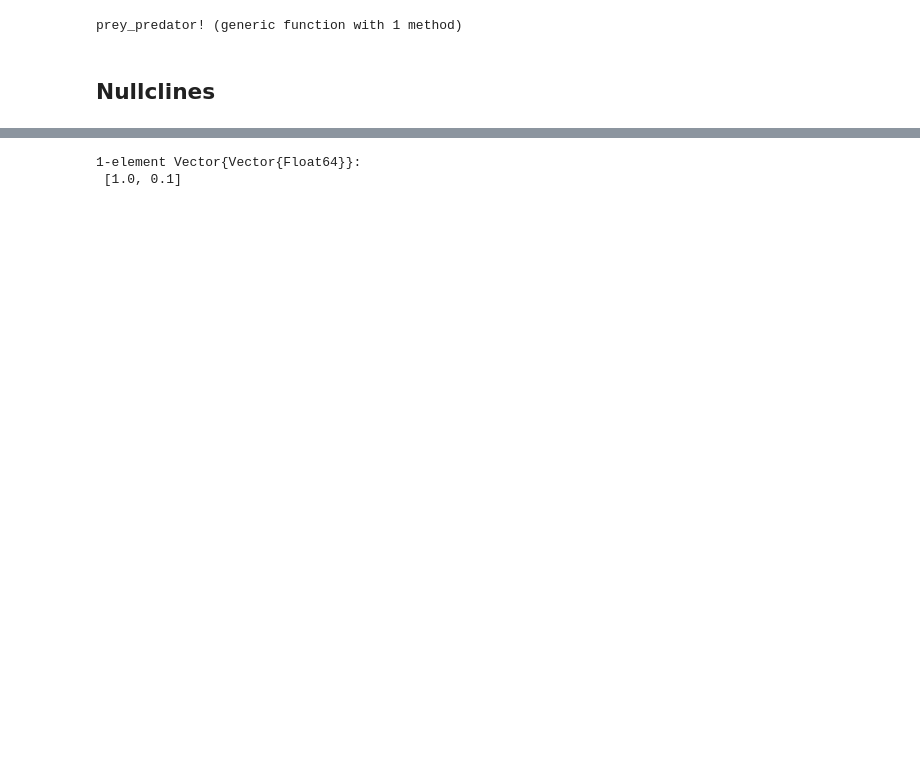
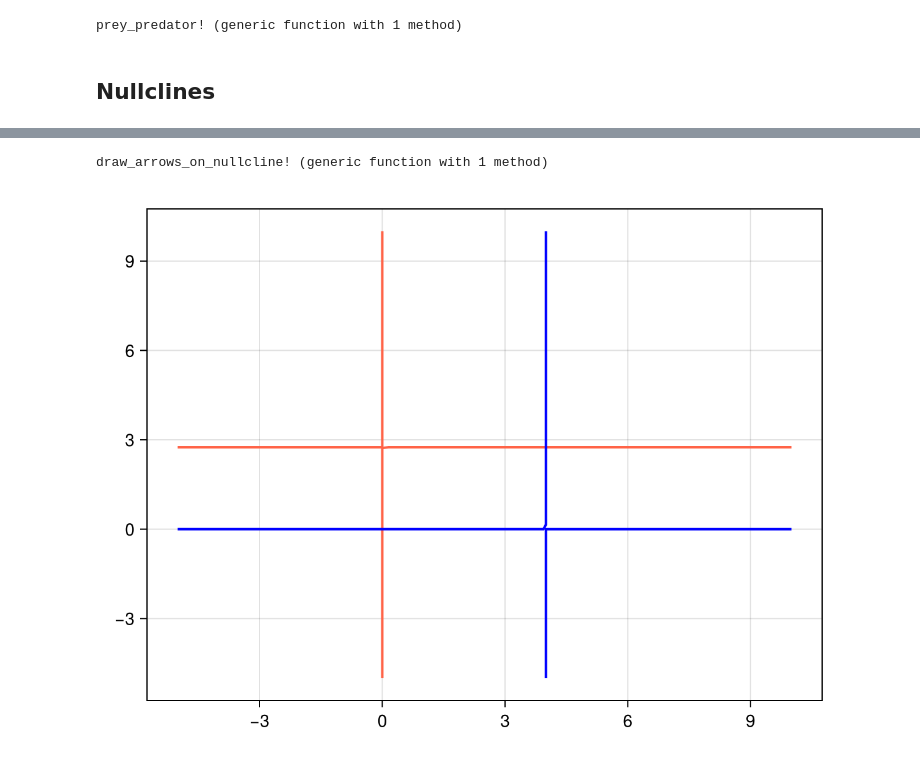
Before and after one commit to arunneru/exploringModelsInBiology, a Jupyter notebook: 2D_Oscillations.ipynb, the cells around one changed output, grey strips where cells are left out. Drawn from its saved outputs; the diff is of its cells as text; code cells hidden in the pictures; blank space fills up the shorter version.

```diff
--- a/2D_Oscillations.ipynb
+++ b/2D_Oscillations.ipynb
@@ -5,0 +11,2 @@ using LinearAlgebra
+# %%
+Axis = CairoMakie.Axis
@@ -32,0 +26,6 @@ just_predate (generic function with 1 method)
+# %%
+function elem_of_f(f!, elem, u, param, t)
+    du = zeros(length(u))
+    f!(du, u, param, t)
+    return du[elem]
+end
@@ -33,12 +34,13 @@ just_predate (generic function with 1 method)
 # %%
-xs = LinRange(-5,10.0,100)
-ys = LinRange(-5,10.0,100)
+function draw_nullcline!(ax, f!, xory, param, color, linewidth)
 
+    time_now = 0.0
 
-params = [1.1, 0.4, 0.4, 0.1]
-dxs = [just_prey([x,y], params) for x in xs, y in ys]
-dys = [just_predate([x,y], params) for x in xs, y in ys]
-contour(xs,ys,dxs,levels=[0.0], color=:tomato)
-contour!(xs,ys,dys,levels=[0.0], color=:blue)
-current_figure()
+    xs = LinRange(-5,10.0,100)
+    ys = LinRange(-5,10.0,100)
+
+    t = 0
+    dxs = [elem_of_f(f!, xory, [x,y], param, t) for x in xs, y in ys]
+    contour!(ax, xs, ys, dxs, levels=[0.0], color=color, linewidth=linewidth)
+end
 # %% [output]
@@ -170,5 +48,45 @@ current_figure()
-# %%
-sol.u
-# %% [output]
-1-element Vector{Vector{Float64}}:
- [1.0, 0.1]
+# %%
+function draw_arrows_on_nullcline!(ax, f!, xory, param, color, linewidth, lengthscale)
+
+    alpha, beta, gamma, delta = param
+
+    xs = LinRange(-5,10.0,100)
+    ys = LinRange(-5,10.0,100)
+
+
+    xs_few = LinRange(-5,10.0,10)
+    ys_few = LinRange(-5,10.0,10)
+
+
+    t = 0
+    dxs = [elem_of_f(f!, xory, [x,y], param, t) for x in xs, y in ys]
+    contour!(ax, xs, ys, dxs, levels=[0.0], color=color, linewidth=linewidth)
+
+    if xory == 1
+        u_along = [(0,y_now) for y_now in ys_few ]
+        arrows2d!(ax, zeros(length(ys_few)), ys_few, [0.0], [elem_of_f(prey_predator!, 2, u_now, params, t) for u_now in u_along], lengthscale=lengthscale)
+
+        u_along = [(x_now, alpha/beta) for x_now in xs_few]
+        arrows2d!(ax, xs_few, (alpha/beta)ones(length(xs_few)), [0.0], [elem_of_f(prey_predator!, 2, u_now, params, t) for u_now in u_along], lengthscale=lengthscale)
+    else
+
+        u_along = [((gamma/delta),y_now) for y_now in ys_few ]
+        arrows2d!(ax, (gamma/delta)*ones(length(ys_few)), ys_few,  [elem_of_f(prey_predator!, 1, u_now, params, t) for u_now in u_along], [0.0], lengthscale=lengthscale)
+
+        u_along = [(x_now, 0.0) for x_now in xs_few]
+        arrows2d!(ax, xs_few, zeros(length(xs_few)), [elem_of_f(prey_predator!, 1, u_now, params, t) for u_now in u_along], [0.0], lengthscale=lengthscale)
+    end
+end
+# %% [output]
+draw_arrows_on_nullcline! (generic function with 1 method)
+# %%
+params = [1.1, 0.4, 0.4, 0.1]
+fig = Figure(figsize=(500,500))
+ax = Axis(fig[1,1])
+
+draw_nullcline!(ax, prey_predator!, 1, params, :tomato, 2)
+draw_nullcline!(ax, prey_predator!, 2, params, :blue, 2)
+
+fig
+# %% [output]
+[figure, added]
```
Also changed, not shown: parts of 32 cells of this notebook.
